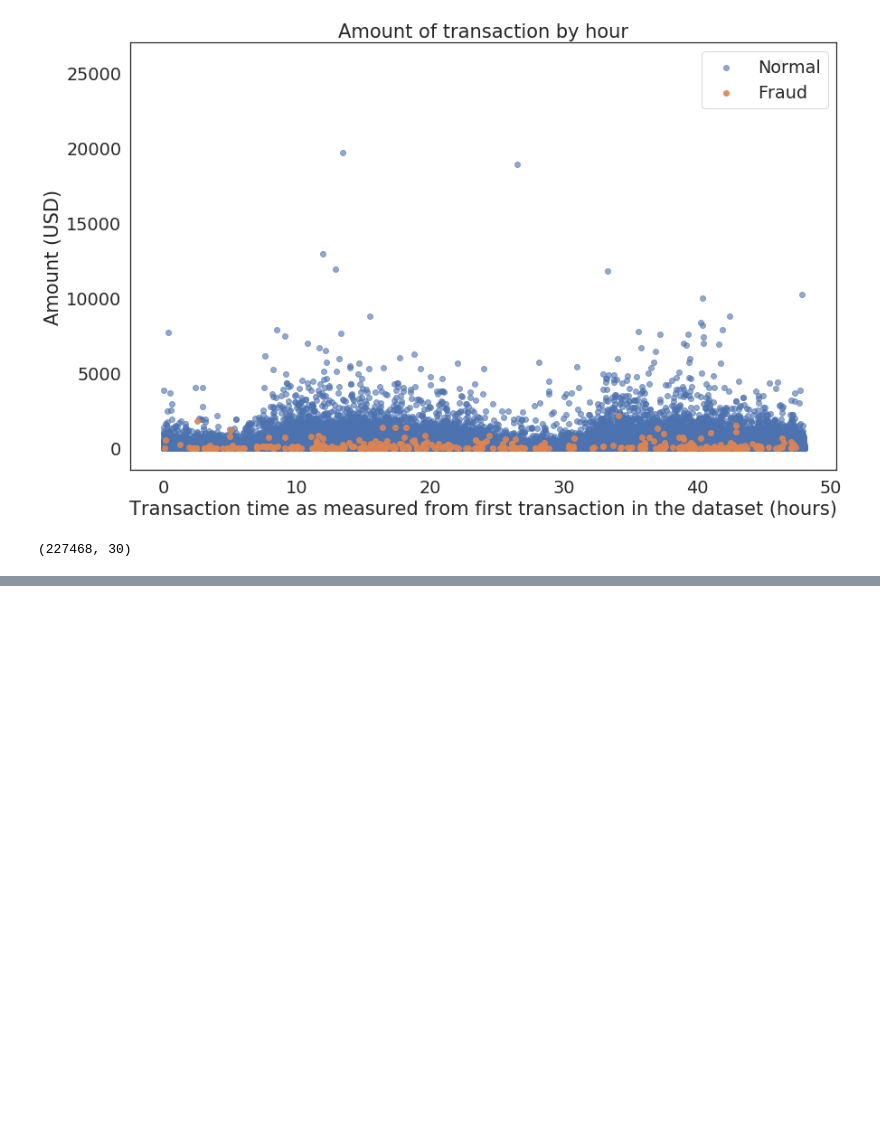
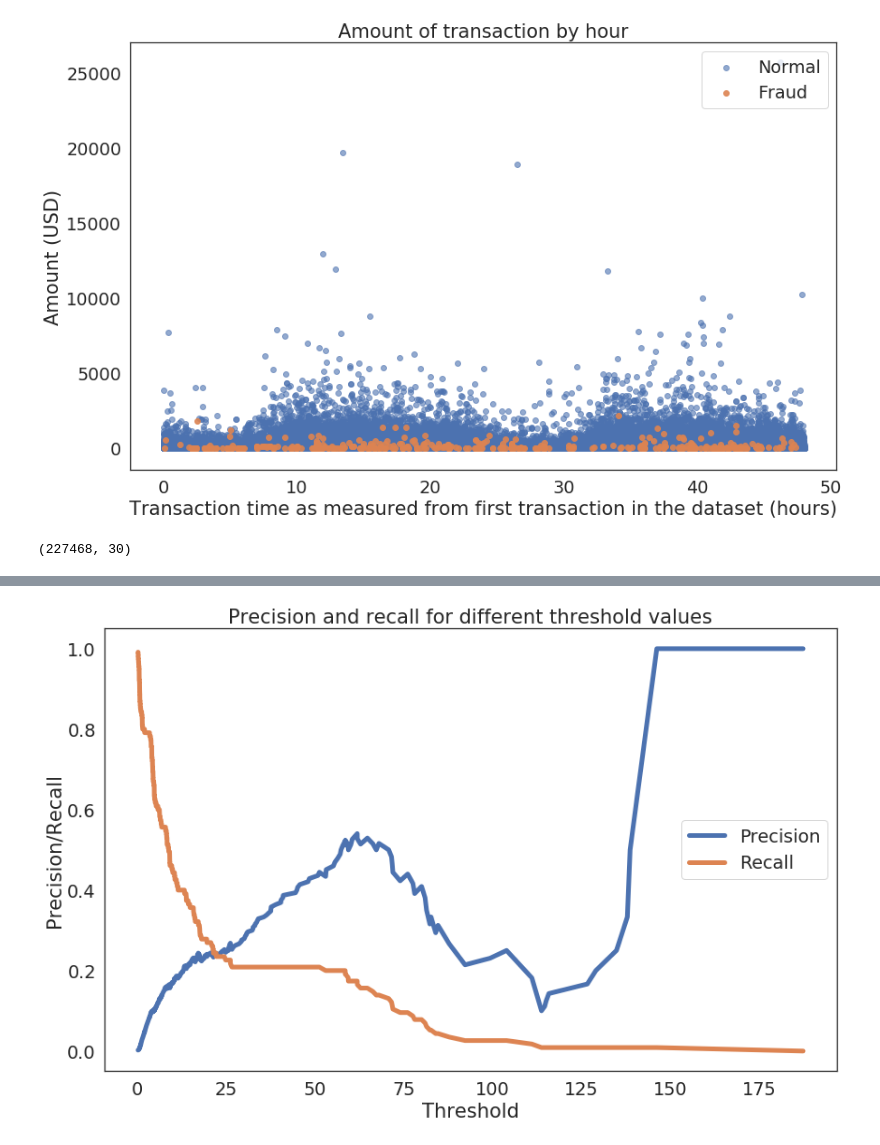
Before and after one commit to paulxiong/FraudDetectionUsingAutoEncoder, a Jupyter notebook: FraudDetection.ipynb, the cells around one changed output, grey strips where cells are left out. Saved outputs shown, nothing was run; the diff lists cells and outputs as text; code cells hidden in the pictures; blank space fills up the shorter version.

```diff
--- a/FraudDetection.ipynb
+++ b/FraudDetection.ipynb
@@ -172,0 +289,10 @@ train_x.shape
+# %%
+plt.plot(threshold_rt, precision_rt[1:], label="Precision",linewidth=5)
+plt.plot(threshold_rt, recall_rt[1:], label="Recall",linewidth=5)
+plt.title('Precision and recall for different threshold values')
+plt.xlabel('Threshold')
+plt.ylabel('Precision/Recall')
+plt.legend()
+plt.show()
+# %% [output]
+[figure, added]
```
Also changed, not shown: parts of 14 cells of this notebook.
